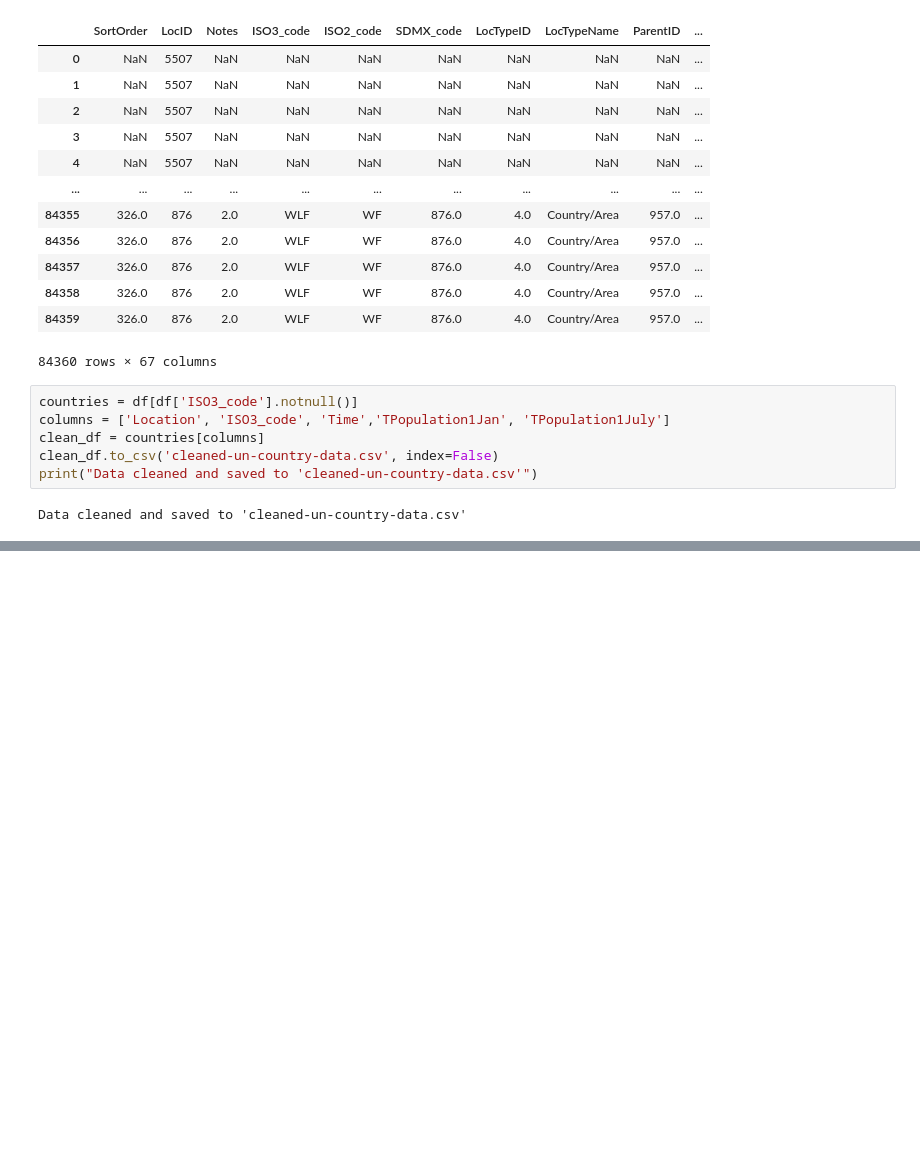
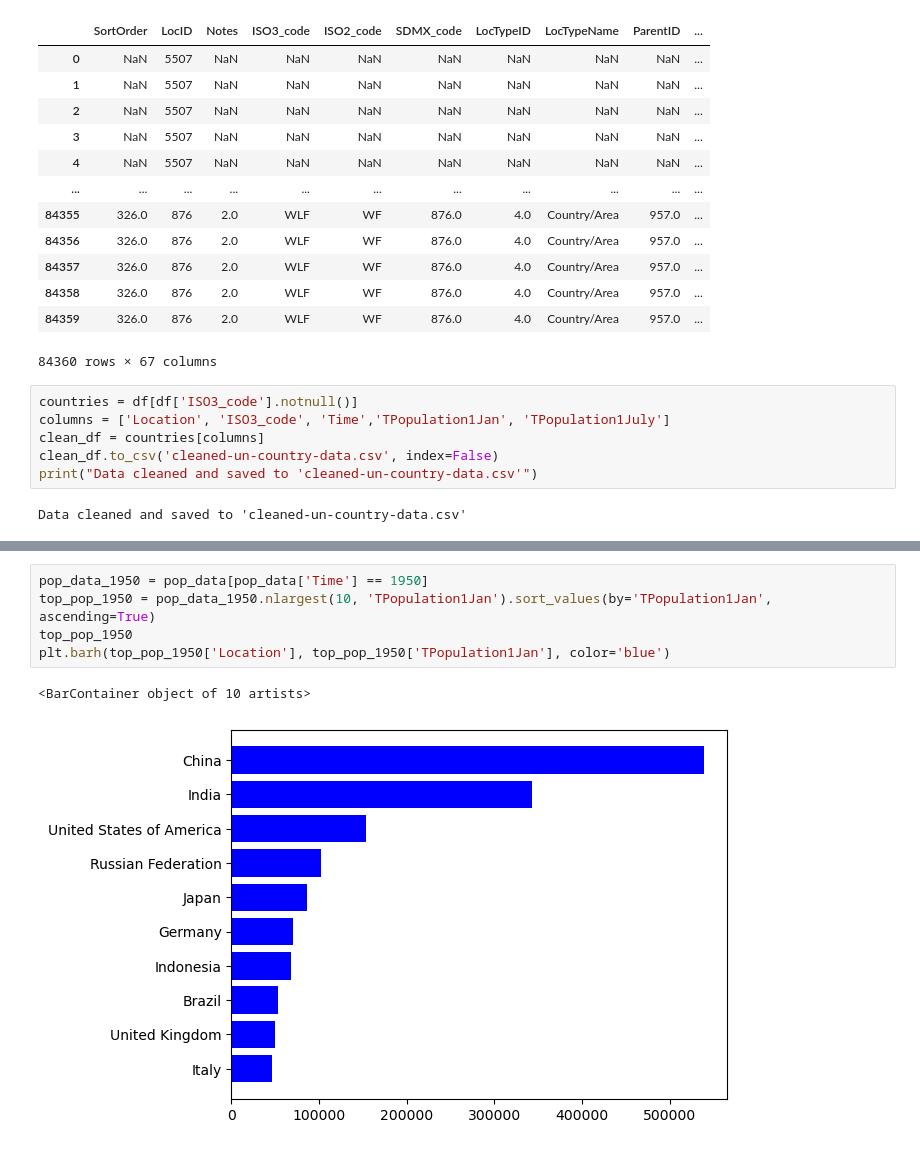
Before and after one commit to ipktpz/animate-plot, a Jupyter notebook: animate_plot.ipynb, the cells around one changed output, grey strips where cells are left out. Saved outputs shown, nothing was run; the diff lists cells and outputs as text; blank space fills up the shorter version.

```diff
--- a/animate_plot.ipynb
+++ b/animate_plot.ipynb
@@ -51,0 +52,8 @@ bars = ax.bar(pop_data_2020['Location'], pop_data_2020['TPopulation1Jan'], color
+# %%
+pop_data_1950 = pop_data[pop_data['Time'] == 1950]
+top_pop_1950 = pop_data_1950.nlargest(10, 'TPopulation1Jan').sort_values(by='TPopulation1Jan', ascending=True)
+top_pop_1950
+plt.barh(top_pop_1950['Location'], top_pop_1950['TPopulation1Jan'], color='blue')
+# %% [output]
+<BarContainer object of 10 artists>
+[figure, added]
```
Also changed, not shown: parts of 1 cell of this notebook, 1 other file.
